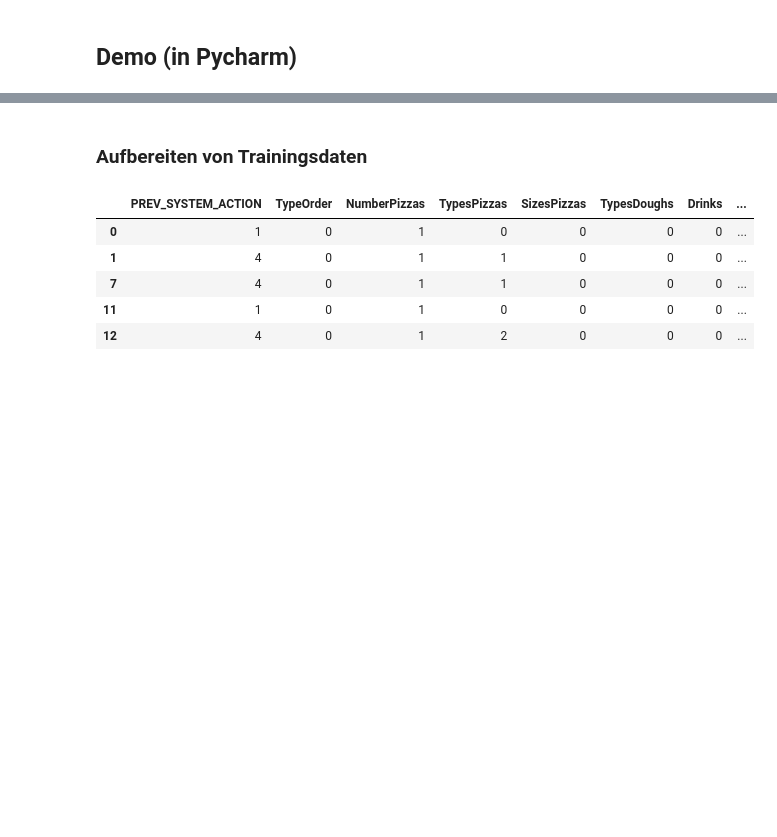
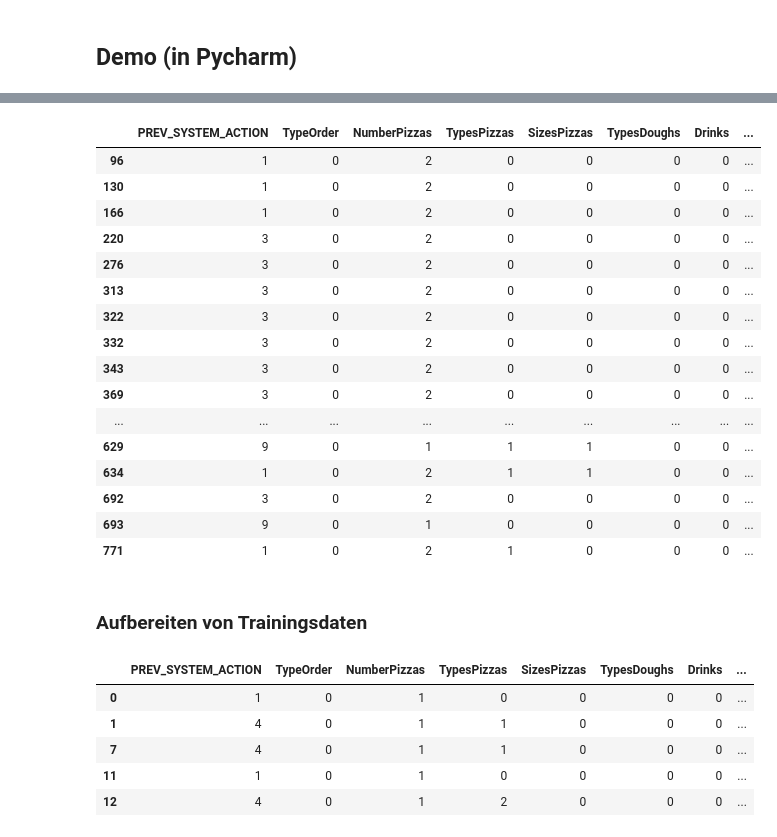
Before and after one commit to theThing92/dialogue_managment_demo, a Jupyter notebook: dialog_managment_demo.ipynb, the cells around one changed output, grey strips where cells are left out. Cells and saved outputs as stored; diff of their text form; code cells hidden in the pictures; blank space fills up the shorter version.

```diff
--- a/dialog_managment_demo.ipynb
+++ b/dialog_managment_demo.ipynb
@@ -48,3 +57,23 @@ Die einzelnen Pakete haben hierbei folgende Funktionen und sind objekt-orientier
+# %%
+df[df["SYSTEM_ACTION"] == 9]
+# %% [output]
+|  | PREV_SYSTEM_ACTION | TypeOrder | NumberPizzas | TypesPizzas | SizesPizzas | TypesDoughs | Drinks | ... |
+| 96 | 1 | 0 | 2 | 0 | 0 | 0 | 0 | ... |
+| 130 | 1 | 0 | 2 | 0 | 0 | 0 | 0 | ... |
+| 166 | 1 | 0 | 2 | 0 | 0 | 0 | 0 | ... |
+| 220 | 3 | 0 | 2 | 0 | 0 | 0 | 0 | ... |
+| 276 | 3 | 0 | 2 | 0 | 0 | 0 | 0 | ... |
+| 313 | 3 | 0 | 2 | 0 | 0 | 0 | 0 | ... |
+| 322 | 3 | 0 | 2 | 0 | 0 | 0 | 0 | ... |
+| 332 | 3 | 0 | 2 | 0 | 0 | 0 | 0 | ... |
+| 343 | 3 | 0 | 2 | 0 | 0 | 0 | 0 | ... |
+| 369 | 3 | 0 | 2 | 0 | 0 | 0 | 0 | ... |
+| ... | ... | ... | ... | ... | ... | ... | ... | ... |
+| 629 | 9 | 0 | 1 | 1 | 1 | 0 | 0 | ... |
+| 634 | 1 | 0 | 2 | 1 | 1 | 0 | 0 | ... |
+| 692 | 3 | 0 | 2 | 0 | 0 | 0 | 0 | ... |
+| 693 | 9 | 0 | 1 | 0 | 0 | 0 | 0 | ... |
+| 771 | 1 | 0 | 2 | 1 | 0 | 0 | 0 | ... |
 # %% [markdown]
 ### Aufbereiten von Trainingsdaten
 # %%
```
Also changed, not shown: parts of 9 cells of this notebook, 7 other files.
